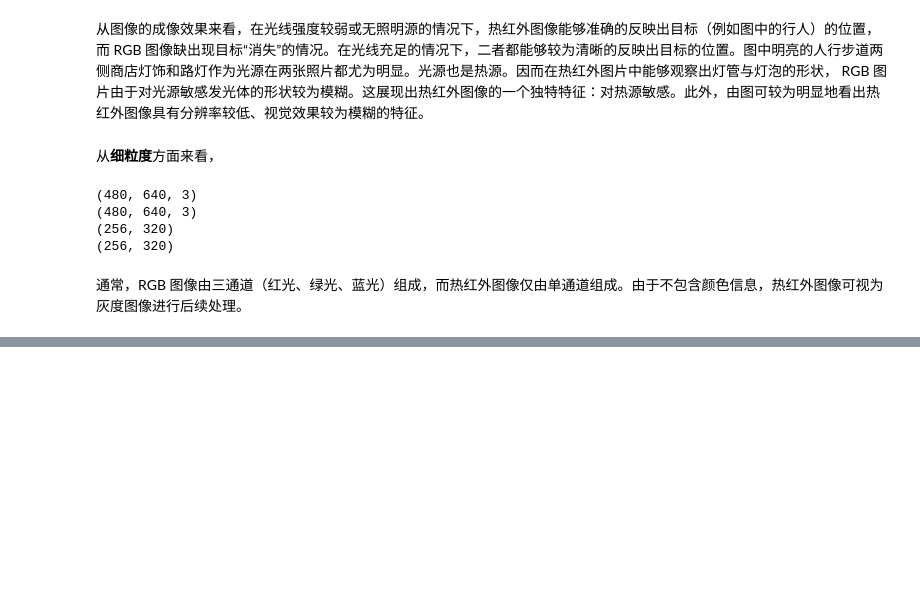
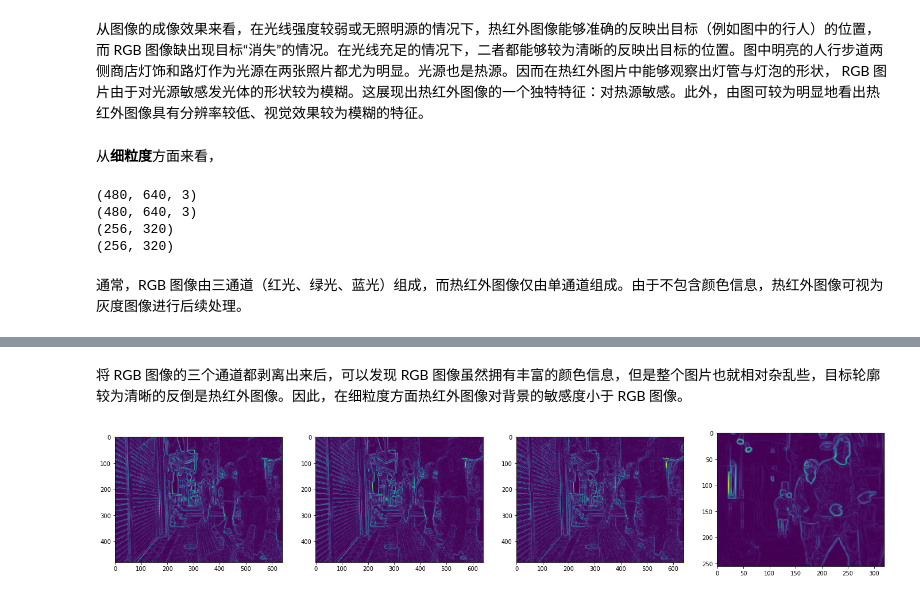
Before and after one commit to HanlynnKe/TIR-Tracking, a Jupyter notebook: FFB-TIR-tracking-1.ipynb, the cells around one changed output, grey strips where cells are left out. Cells and saved outputs as stored; diff of their text form; code cells hidden in the pictures; blank space fills up the shorter version.

```diff
--- a/FFB-TIR-tracking-1.ipynb
+++ b/FFB-TIR-tracking-1.ipynb
@@ -45,0 +68,18 @@ print(im_bright_t.shape)
+# %% [markdown]
+将 RGB 图像的三个通道都剥离出来后，可以发现 RGB 图像虽然拥有丰富的颜色信息，但是整个图片也就相对杂乱些，目标轮廓较为清晰的反倒是热红外图像。因此，在细粒度方面热红外图像对背景的敏感度小于 RGB 图像。
+# %%
+import skimage
+
+edge_r = skimage.filters.sobel(channel_r)
+edge_g = skimage.filters.sobel(channel_g)
+edge_b = skimage.filters.sobel(channel_b)
+edge_t = skimage.filters.sobel(im_bright_t)
+
+fig, ax = plt.subplots(nrows=1, ncols=4, figsize = (24, 6))
+ax[0].imshow(edge_r)
+ax[1].imshow(edge_g)
+ax[2].imshow(edge_b)
+ax[3].imshow(edge_t)
+plt.show()
+# %% [output]
+[figure, added]
```
Also changed, not shown: parts of 3 cells of this notebook.
